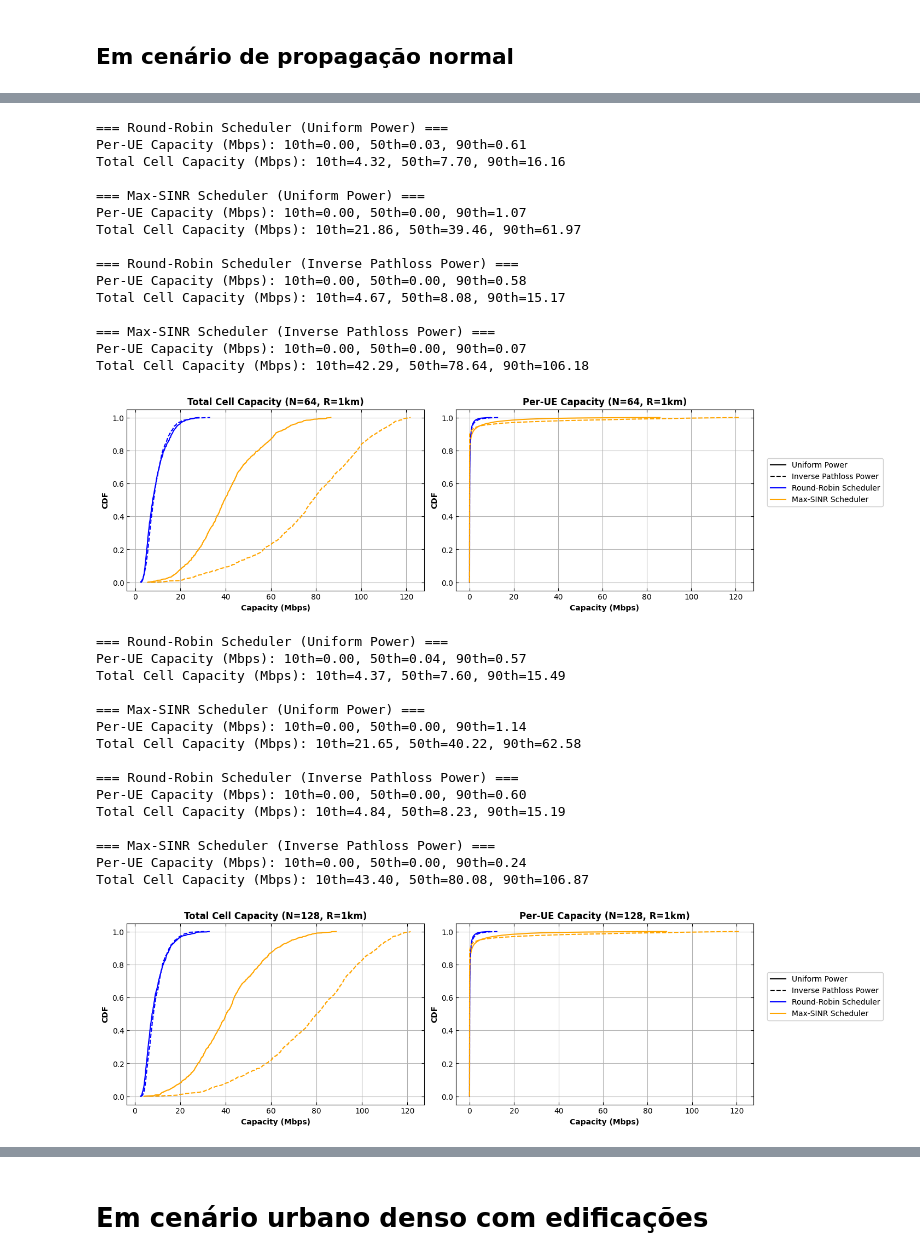
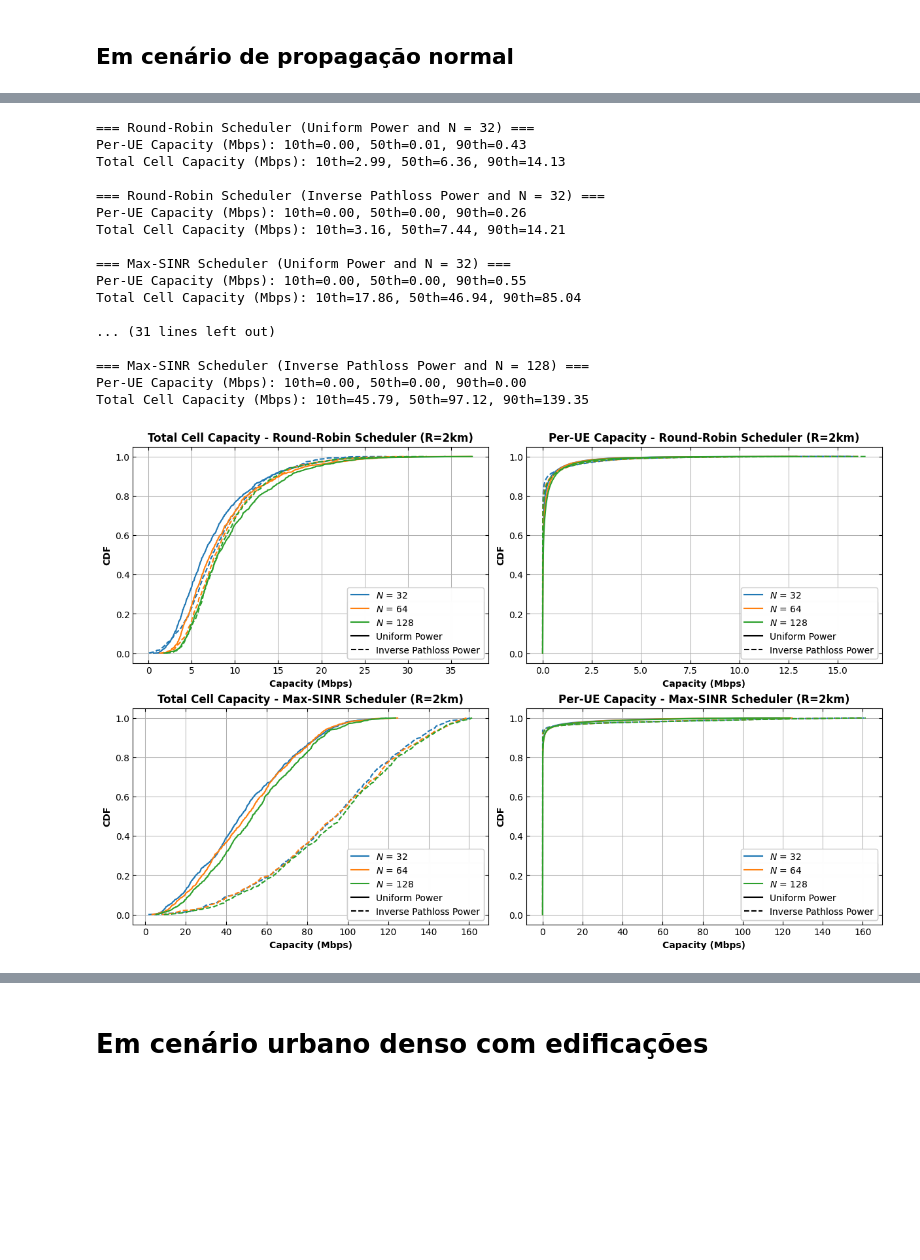
Before and after one commit to marianamf0/system_ofdma, a Jupyter notebook: atividade.ipynb, the cells around one changed output, grey strips where cells are left out. Cells and saved outputs as stored; diff of their text form; code cells hidden in the pictures; blank space fills up the shorter version.

```diff
--- a/atividade.ipynb
+++ b/atividade.ipynb
@@ -34,40 +36,22 @@ Total Cell Capacity (Mbps): 10th=42.01, 50th=79.37, 90th=106.31
 # %%
-result_2 = analysis_per_scheduler(number_subcarriers=64, path_loss_exponent=4, cell_radius=1000, verbose=True)
-graphic_cdf_per_scheduler(output=result_2, title_xlabel="Capacity (Mbps)", title_parameters="N=64, R=1km")
+result_2km = analysis_per_scheduler(path_loss_exponent=4, cell_radius=2000, verbose=True)
+graphic_cdf_per_scheduler(output=result_2km, title_xlabel="Capacity (Mbps)", title_parameters="R=2km")
 # %% [output]
-=== Round-Robin Scheduler (Uniform Power) ===
-Per-UE Capacity (Mbps): 10th=0.00, 50th=0.03, 90th=0.61
-Total Cell Capacity (Mbps): 10th=4.32, 50th=7.70, 90th=16.16
+=== Round-Robin Scheduler (Uniform Power and N = 32) ===
+Per-UE Capacity (Mbps): 10th=0.00, 50th=0.01, 90th=0.43
+Total Cell Capacity (Mbps): 10th=2.99, 50th=6.36, 90th=14.13
 
-=== Max-SINR Scheduler (Uniform Power) ===
-Per-UE Capacity (Mbps): 10th=0.00, 50th=0.00, 90th=1.07
-Total Cell Capacity (Mbps): 10th=21.86, 50th=39.46, 90th=61.97
+=== Round-Robin Scheduler (Inverse Pathloss Power and N = 32) ===
+Per-UE Capacity (Mbps): 10th=0.00, 50th=0.00, 90th=0.26
+Total Cell Capacity (Mbps): 10th=3.16, 50th=7.44, 90th=14.21
 
-=== Round-Robin Scheduler (Inverse Pathloss Power) ===
-Per-UE Capacity (Mbps): 10th=0.00, 50th=0.00, 90th=0.58
-Total Cell Capacity (Mbps): 10th=4.67, 50th=8.08, 90th=15.17
+=== Max-SINR Scheduler (Uniform Power and N = 32) ===
+Per-UE Capacity (Mbps): 10th=0.00, 50th=0.00, 90th=0.55
+Total Cell Capacity (Mbps): 10th=17.86, 50th=46.94, 90th=85.04
 
-=== Max-SINR Scheduler (Inverse Pathloss Power) ===
-Per-UE Capacity (Mbps): 10th=0.00, 50th=0.00, 90th=0.07
-Total Cell Capacity (Mbps): 10th=42.29, 50th=78.64, 90th=106.18
+... (31 lines left out)
+
+=== Max-SINR Scheduler (Inverse Pathloss Power and N = 128) ===
+Per-UE Capacity (Mbps): 10th=0.00, 50th=0.00, 90th=0.00
+Total Cell Capacity (Mbps): 10th=45.79, 50th=97.12, 90th=139.35
-[figure, old version]
+[figure, new version]
-# %%
-result_3 = analysis_per_scheduler(number_subcarriers=128, path_loss_exponent=4, cell_radius=1000, verbose=True)
-graphic_cdf_per_scheduler(output=result_3, title_xlabel="Capacity (Mbps)", title_parameters="N=128, R=1km")
-# %% [output]
-=== Round-Robin Scheduler (Uniform Power) ===
-Per-UE Capacity (Mbps): 10th=0.00, 50th=0.04, 90th=0.57
-Total Cell Capacity (Mbps): 10th=4.37, 50th=7.60, 90th=15.49
-
-=== Max-SINR Scheduler (Uniform Power) ===
-Per-UE Capacity (Mbps): 10th=0.00, 50th=0.00, 90th=1.14
-Total Cell Capacity (Mbps): 10th=21.65, 50th=40.22, 90th=62.58
-
-=== Round-Robin Scheduler (Inverse Pathloss Power) ===
-Per-UE Capacity (Mbps): 10th=0.00, 50th=0.00, 90th=0.60
-Total Cell Capacity (Mbps): 10th=4.84, 50th=8.23, 90th=15.19
-
-=== Max-SINR Scheduler (Inverse Pathloss Power) ===
-Per-UE Capacity (Mbps): 10th=0.00, 50th=0.00, 90th=0.24
-Total Cell Capacity (Mbps): 10th=43.40, 50th=80.08, 90th=106.87
-[figure, removed]
```
Also changed, not shown: parts of 10 cells of this notebook, 2 other files.
